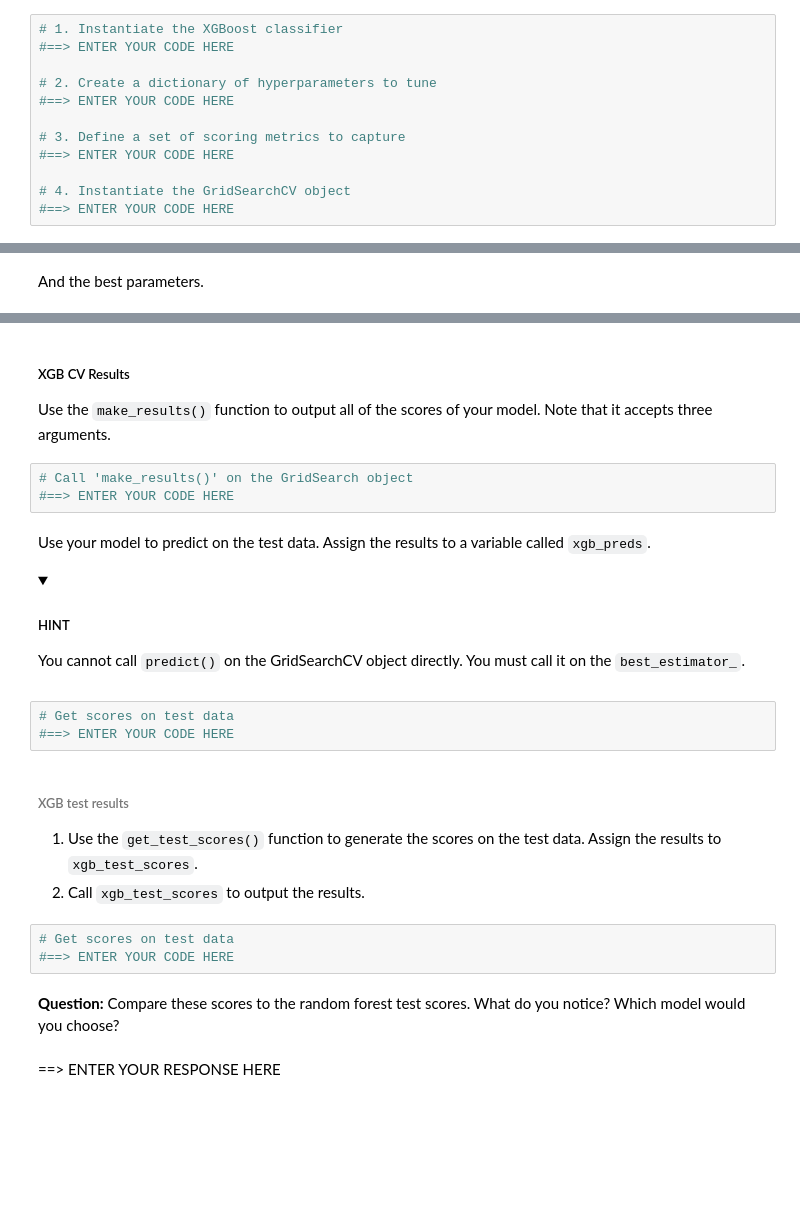
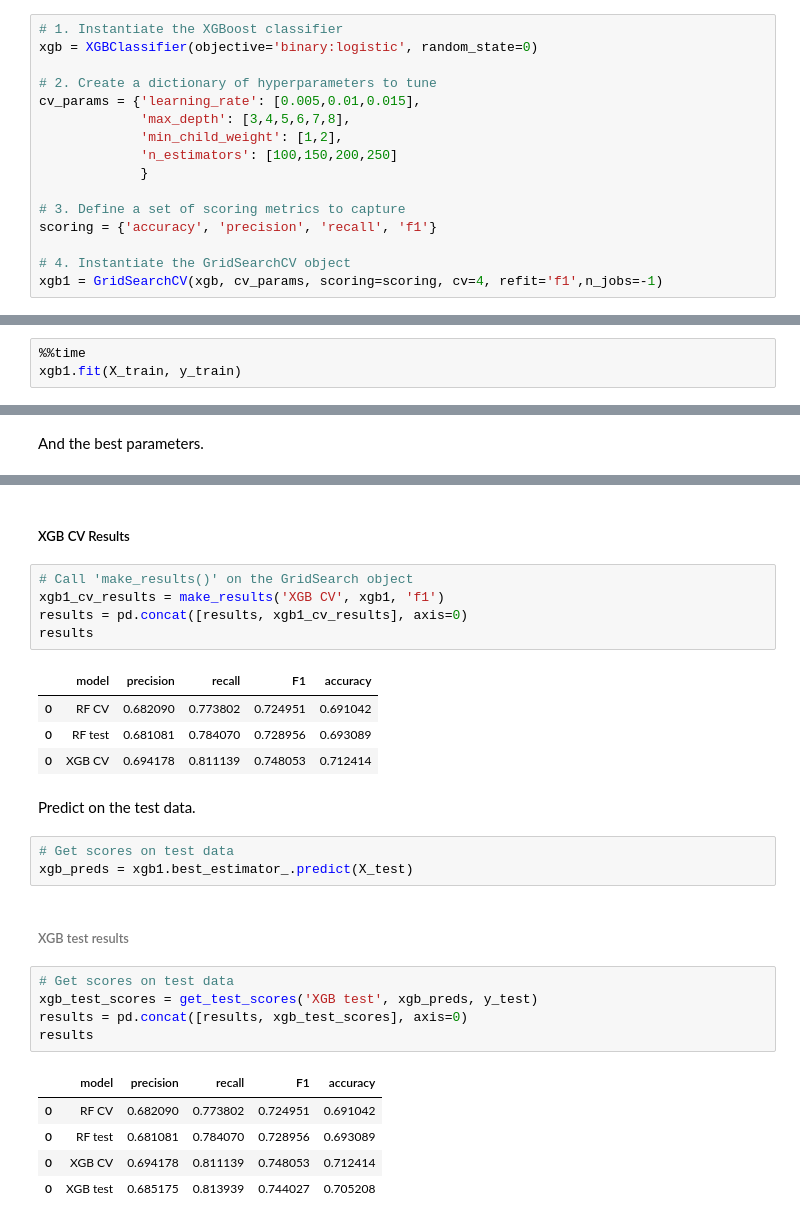
Before and after one commit to dparedesh/AB-testing, a Jupyter notebook: machine-learning/automatidata_machine-learning.ipynb, the cells around one changed output, grey strips where cells are left out. Drawn from its saved outputs; the diff is of its cells as text; folded sections open; blank space fills up the shorter version.

```diff
--- a/machine-learning/automatidata_machine-learning.ipynb
+++ b/machine-learning/automatidata_machine-learning.ipynb
@@ -661,15 +616,19 @@ def get_test_scores(model_name:str, preds, y_test_data):
  - refit: indicate which evaluation metric you want to use to select the model (`refit='f1'`)
 # %%
 # 1. Instantiate the XGBoost classifier
-#==> ENTER YOUR CODE HERE
+xgb = XGBClassifier(objective='binary:logistic', random_state=0)
 
 # 2. Create a dictionary of hyperparameters to tune
-#==> ENTER YOUR CODE HERE
+cv_params = {'learning_rate': [0.005,0.01,0.015],
+             'max_depth': [3,4,5,6,7,8],
+             'min_child_weight': [1,2],
+             'n_estimators': [100,150,200,250]
+             }
 
 # 3. Define a set of scoring metrics to capture
-#==> ENTER YOUR CODE HERE
+scoring = {'accuracy', 'precision', 'recall', 'f1'}
 
 # 4. Instantiate the GridSearchCV object
-#==> ENTER YOUR CODE HERE
+xgb1 = GridSearchCV(xgb, cv_params, scoring=scoring, cv=4, refit='f1',n_jobs=-1)
 # %% [markdown]
 Now fit the model to the `X_train` and `y_train` data.
@@ -678,0 +635,3 @@ Now fit the model to the `X_train` and `y_train` data.
+# %%
+%%time
+xgb1.fit(X_train, y_train)
@@ -689,30 +675,30 @@ And the best parameters.
-# %% [markdown]
-##### XGB CV Results
-
-Use the `make_results()` function to output all of the scores of your model. Note that it accepts three arguments.
-# %%
-# Call 'make_results()' on the GridSearch object
-#==> ENTER YOUR CODE HERE
-# %% [markdown]
-Use your model to predict on the test data. Assign the results to a variable called `xgb_preds`.
-
-<details>
-  <summary><h5>HINT</h5></summary>
-
-You cannot call `predict()` on the GridSearchCV object directly. You must call it on the `best_estimator_`.
-</details>
+# %% [markdown]
+##### XGB CV Results
+# %%
+# Call 'make_results()' on the GridSearch object
+xgb1_cv_results = make_results('XGB CV', xgb1, 'f1')
+results = pd.concat([results, xgb1_cv_results], axis=0)
+results
+# %% [output]
+|  | model | precision | recall | F1 | accuracy |
+| 0 | RF CV | 0.682090 | 0.773802 | 0.724951 | 0.691042 |
+| 0 | RF test | 0.681081 | 0.784070 | 0.728956 | 0.693089 |
+| 0 | XGB CV | 0.694178 | 0.811139 | 0.748053 | 0.712414 |
+# %% [markdown]
+Predict on the test data.
 # %%
 # Get scores on test data
-#==> ENTER YOUR CODE HERE
+xgb_preds = xgb1.best_estimator_.predict(X_test)
-# %% [markdown]
-###### XGB test results
-
-1. Use the `get_test_scores()` function to generate the scores on the test data. Assign the results to `xgb_test_scores`.
-2. Call `xgb_test_scores` to output the results.
-# %%
-# Get scores on test data
-#==> ENTER YOUR CODE HERE
-# %% [markdown]
-**Question:** Compare these scores to the random forest test scores. What do you notice? Which model would you choose?
-# %% [markdown]
-==> ENTER YOUR RESPONSE HERE
+# %% [markdown]
+###### XGB test results
+# %%
+# Get scores on test data
+xgb_test_scores = get_test_scores('XGB test', xgb_preds, y_test)
+results = pd.concat([results, xgb_test_scores], axis=0)
+results
+# %% [output]
+|  | model | precision | recall | F1 | accuracy |
+| 0 | RF CV | 0.682090 | 0.773802 | 0.724951 | 0.691042 |
+| 0 | RF test | 0.681081 | 0.784070 | 0.728956 | 0.693089 |
+| 0 | XGB CV | 0.694178 | 0.811139 | 0.748053 | 0.712414 |
+| 0 | XGB test | 0.685175 | 0.813939 | 0.744027 | 0.705208 |
```
Also changed, not shown: parts of 66 cells of this notebook.
